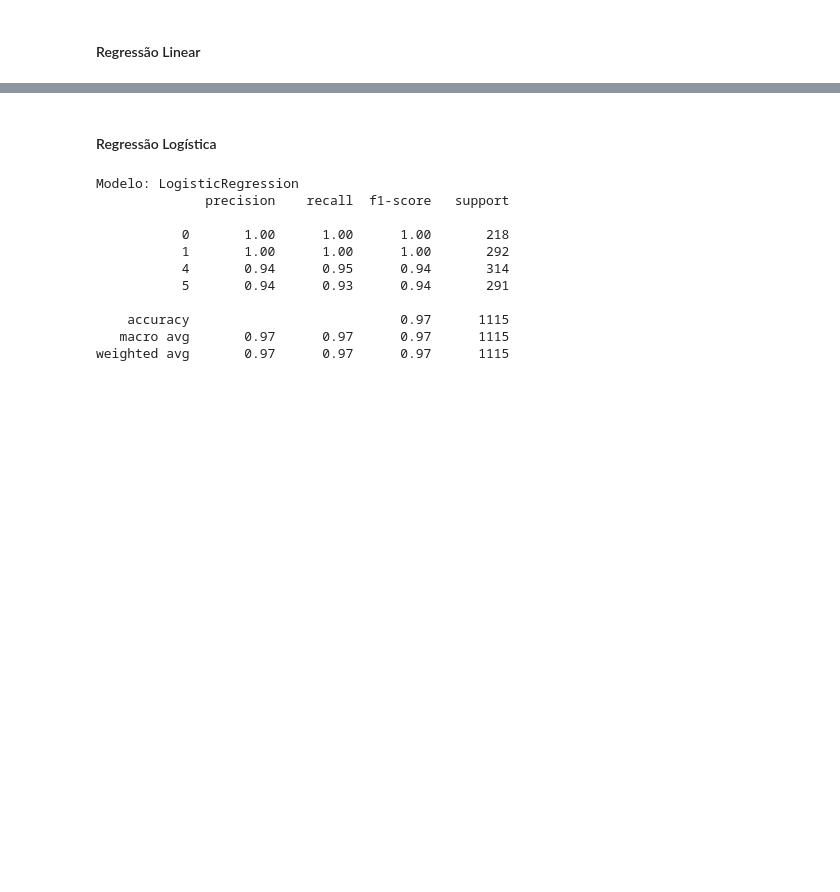
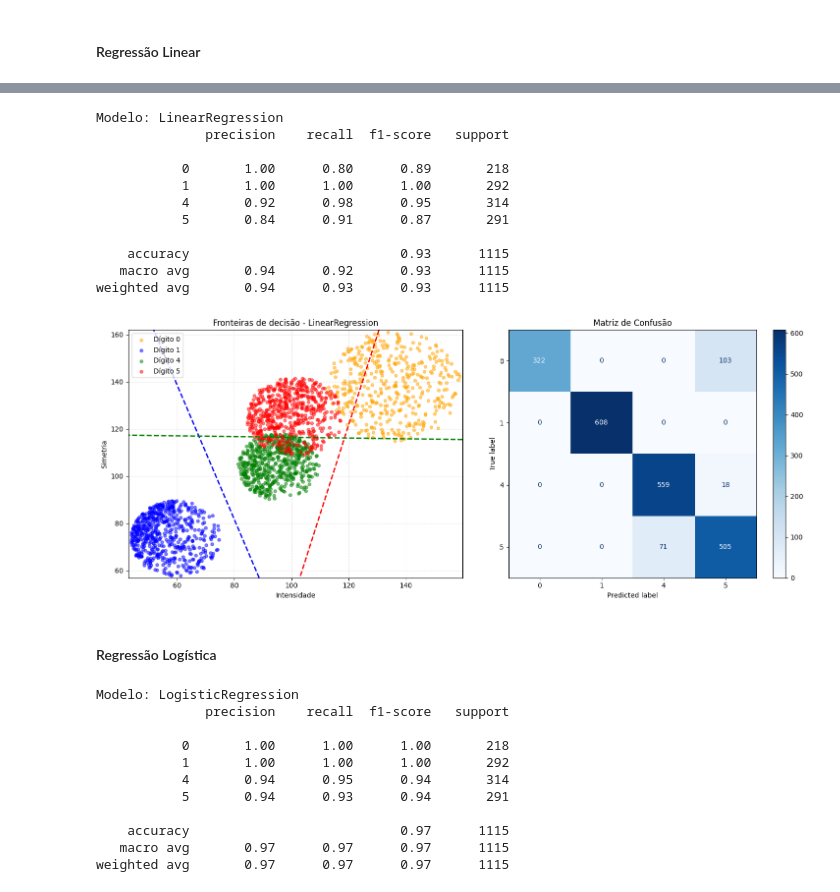
Before and after one commit to Gusttavoafonso/Projeto_1_ML, a Jupyter notebook: novo_classificacao_um_contra_todos.ipynb, the cells around one changed output, grey strips where cells are left out. Drawn from its saved outputs; the diff is of its cells as text; code cells hidden in the pictures; blank space fills up the shorter version.

```diff
--- a/novo_classificacao_um_contra_todos.ipynb
+++ b/novo_classificacao_um_contra_todos.ipynb
@@ -242,4 +219,0 @@ weighted avg       0.96      0.95      0.95      1115
-# %%
-classificadores, previsoes = treinar_um_contra_todos(Perceptron, X_train, y_train, X_test, y_test)
-plot_um_contra_todos(classificadores, X_train, y_train)
-avaliar_um_contra_todos(classificadores, X_test, y_test)
@@ -268,3 +222,20 @@ weighted avg       0.94      0.93      0.93      1115
+# %%
+classificadores = treinar_um_contra_todos(LinearRegression, X_train, y_train)
+classificadores, preds = previsoes(LinearRegression, X_test, y_test, classificadores)
+plot_fronteira_e_matriz(classificadores, X_train, y_train, modelo_tipo="LinearRegression")
+# %% [output]
+Modelo: LinearRegression
+              precision    recall  f1-score   support
+
+           0       1.00      0.80      0.89       218
+           1       1.00      1.00      1.00       292
+           4       0.92      0.98      0.95       314
+           5       0.84      0.91      0.87       291
+
+    accuracy                           0.93      1115
+   macro avg       0.94      0.92      0.93      1115
+weighted avg       0.94      0.93      0.93      1115
+[figure, added]
 # %% [markdown]
 #### Regressão Logística
 # %%
```
Also changed, not shown: parts of 24 cells of this notebook.
